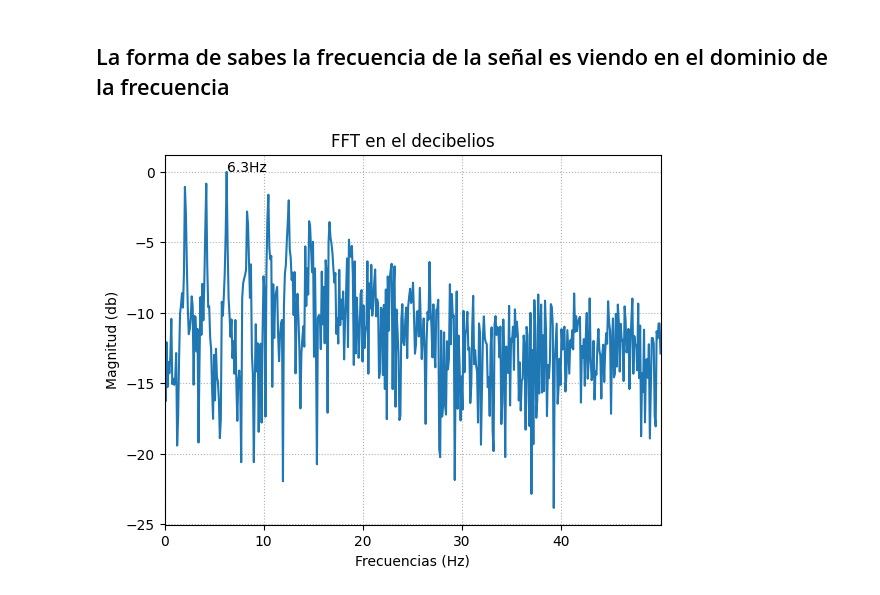
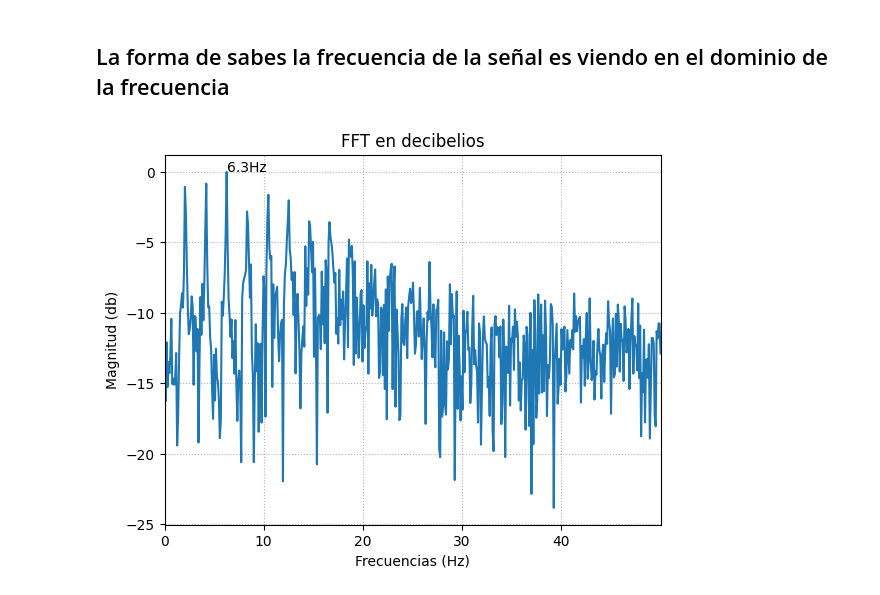
Before and after one commit to maximodavidcamposespejo/GRUPO5_ISB, a Jupyter notebook: Software/Lab4/lectura_señal_txt ecg2.ipynb, the cells around one changed output. Drawn from its saved outputs; the diff is of its cells as text; code cells hidden in the pictures.

```diff
--- a/Software/Lab4/lectura_señal_txt ecg2.ipynb
+++ b/Software/Lab4/lectura_señal_txt ecg2.ipynb
@@ -69,26 +69,26 @@ plotear(360,380,"Inhalación y exhalación en reposo basal")
 # %%
 N = 2**10                                     # 10 bits, 0-1023
 
 signal1 = array[:,1]
 
 signal_fft = np.fft.fft(signal1, N)           # fft magtinud
 signal_fft = np.round(np.abs(signal_fft),3)[0:N//2] # nos quedamos con los componente de la derecha de la FFT
 signal_aux = signal_fft/signal_fft.max()     # hallamos el maximo para pasar la magnitud a escala db
 
 with np.errstate(divide='ignore'):
     signal_fft_db = 10*np.log10(signal_aux)  # , out=signal_aux, where=signal_aux >= 0 para evitar division por zero
 
 F_list = np.linspace(0,Fs/2, N//2)
 F = np.round(F_list[np.argmax(signal_fft_db)], 1)   # argmax, encuentra el argumento max en un array
 
 plt.plot(F_list, signal_fft_db)  #10 * np.log10(P / Pref) , decibelios
 plt.text(F,0, f"{F}Hz")
 plt.grid(linestyle=":")
 plt.ylabel("Magnitud (db)")
 plt.xlabel("Frecuencias (Hz)")
-plt.title("FFT en el decibelios")
+plt.title("FFT en decibelios")
 plt.xlim([0,50])
 plt.xticks(np.arange(0,50,10))
 plt.show()
 # %% [output]
-[figure, old version]
+[figure, new version]
```
Also changed, not shown: 7 other files.
